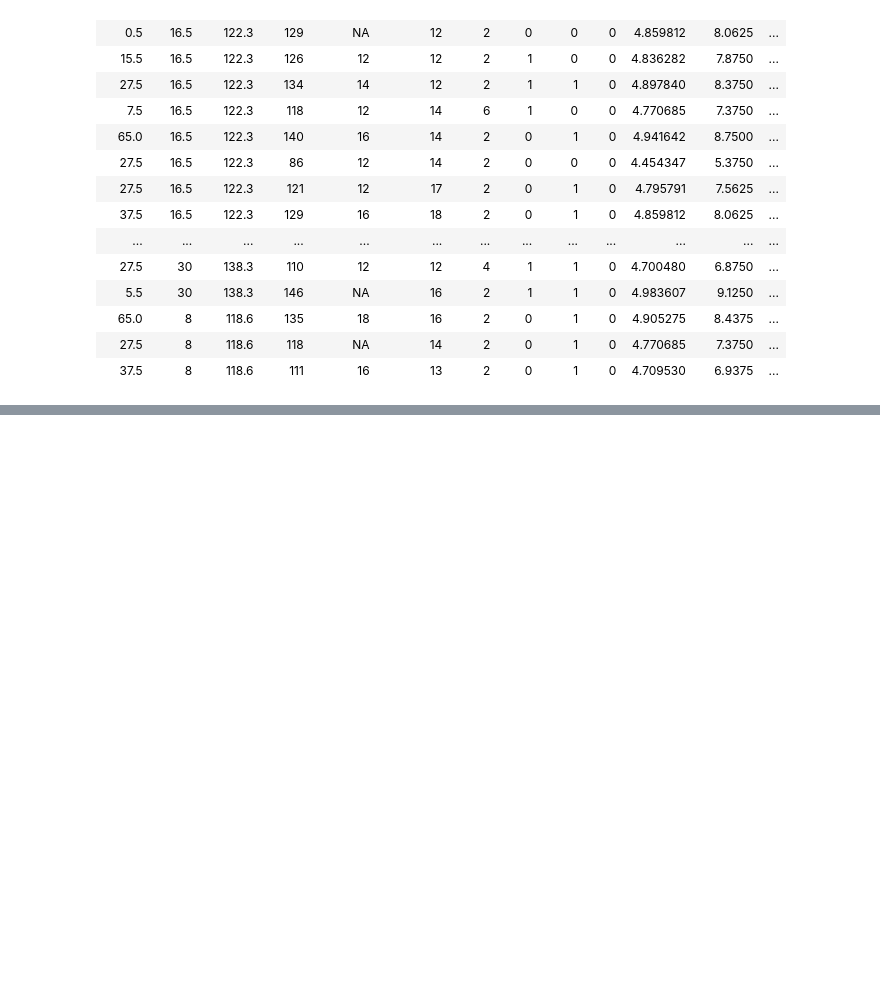
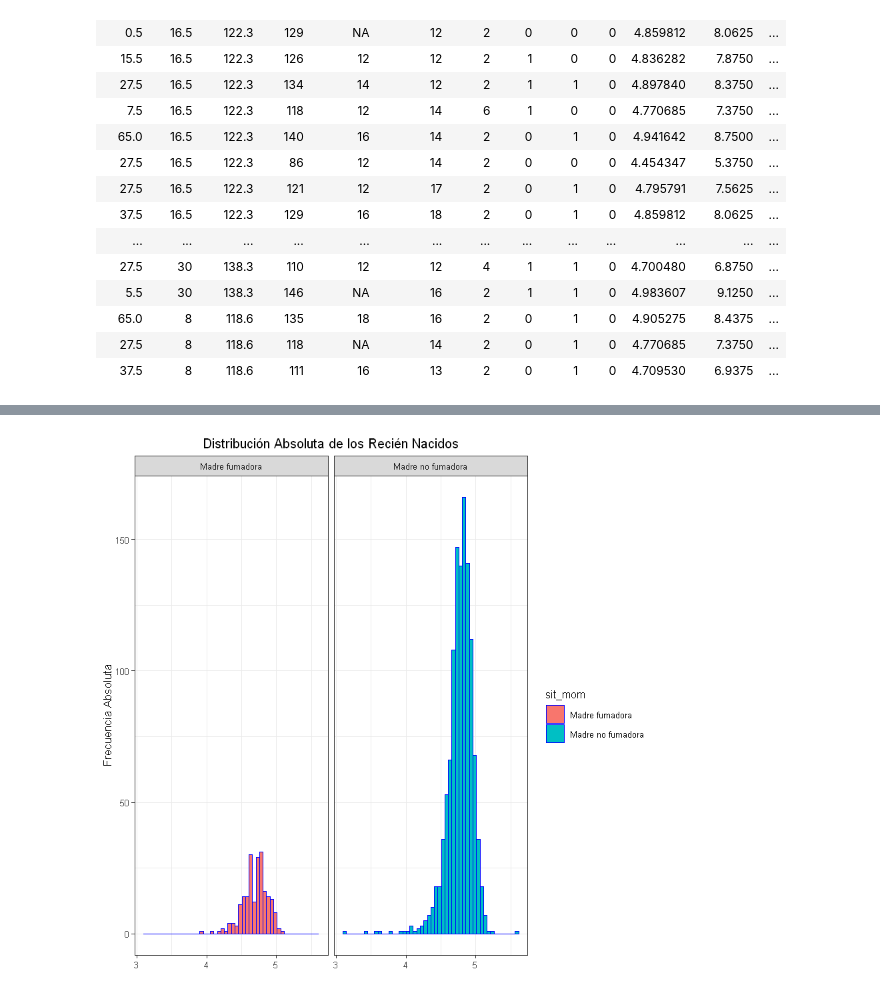
Before and after one commit to Robertopucp/1ECO35_R_PYTHON, a Jupyter notebook: Trabajo_grupal/WH6/Grupo_1_R.ipynb, the cells around one changed output, grey strips where cells are left out. Saved outputs shown, nothing was run; the diff lists cells and outputs as text; code cells hidden in the pictures; blank space fills up the shorter version.

```diff
--- a/Trabajo_grupal/WH6/Grupo_1_R.ipynb
+++ b/Trabajo_grupal/WH6/Grupo_1_R.ipynb
@@ -127,8 +96,0 @@ labs(x = "",
-# %%
-theme_set(theme_gray())
-
-pesos %>%
- ggplot(aes(x=lbwght)) + geom_histogram(aes(fill = sit_mom), bins = 50, color ="black") +
-    labs(x = " ", y = "Frecuencia Absoluta", title = "Distribución Absoluta de los Recién Nacidos") +
-     theme(text=element_text(size =10), plot.title = element_text(hjust = 0.5)) +
-    facet_wrap(~sit_mom)
@@ -136,0 +127,10 @@ pesos %>%
+# %%
+theme_set(theme_bw())
+
+pesos %>%
+ ggplot(aes(x=lbwght)) + geom_histogram(aes(fill = sit_mom), bins = 50, color ="blue") +
+    labs(x = " ", y = "Frecuencia Absoluta", title = "Distribución Absoluta de los Recién Nacidos") +
+     theme(text=element_text(size =10), plot.title = element_text(hjust = 0.5)) +
+    facet_wrap(~sit_mom)
+# %% [output]
+[figure, added]
```
Also changed, not shown: parts of 7 cells of this notebook.
